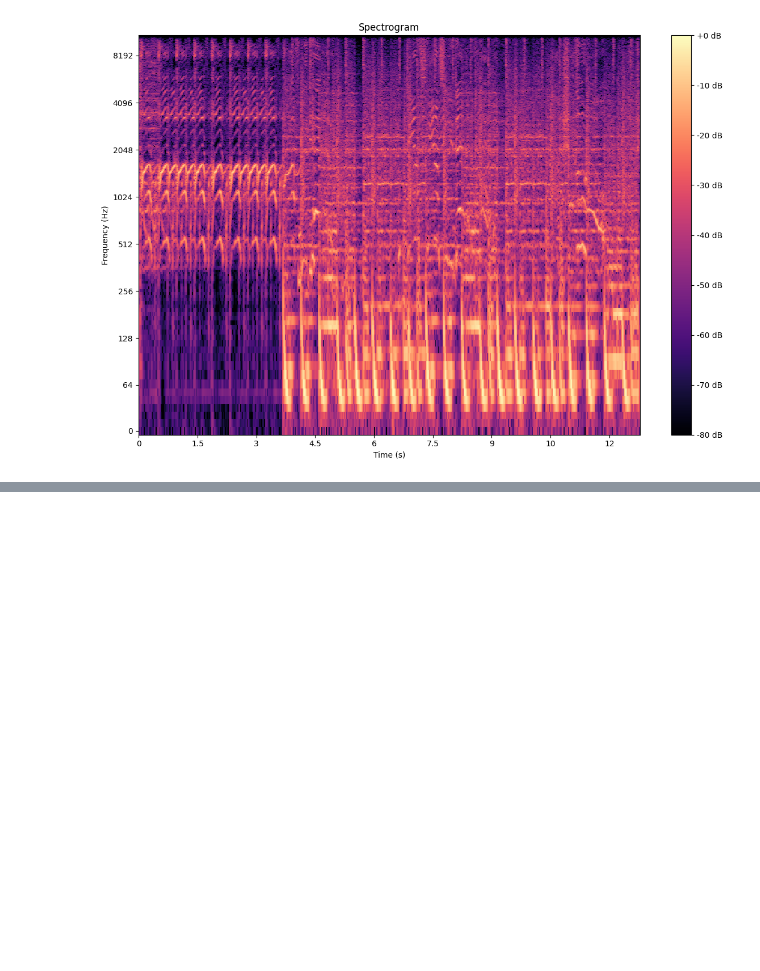
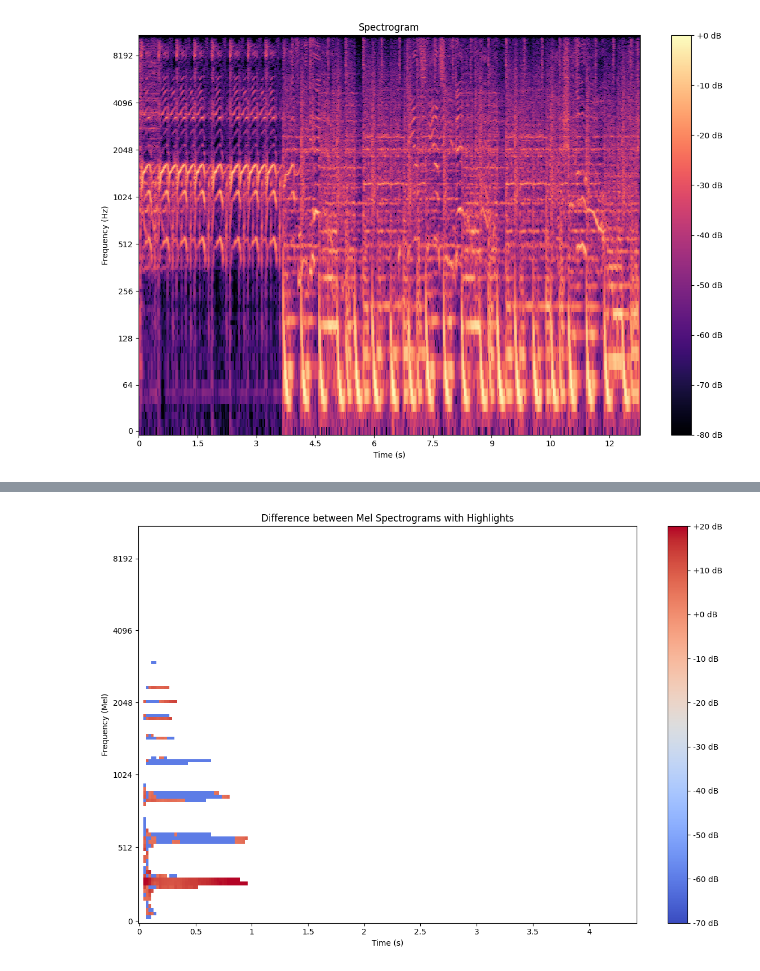
Before and after one commit to iDommel/scripts, a Jupyter notebook: FFT/FFT.ipynb, the cells around one changed output, grey strips where cells are left out. Saved outputs shown, nothing was run; the diff lists cells and outputs as text; code cells hidden in the pictures; blank space fills up the shorter version.

```diff
--- a/FFT/FFT.ipynb
+++ b/FFT/FFT.ipynb
@@ -69,0 +132,9 @@ create_spectrogram(file)
+# %%
+# Replace with your actual audio file names
+file1 = './data/D5.mp3'
+file2 = './data/D5_Harpsichord.mp3'
+
+# Display the difference
+display_mel_spectrogram_difference(file1, file2)
+# %% [output]
+[figure, added]
```
Also changed, not shown: parts of 4 cells of this notebook, 2 other files.
